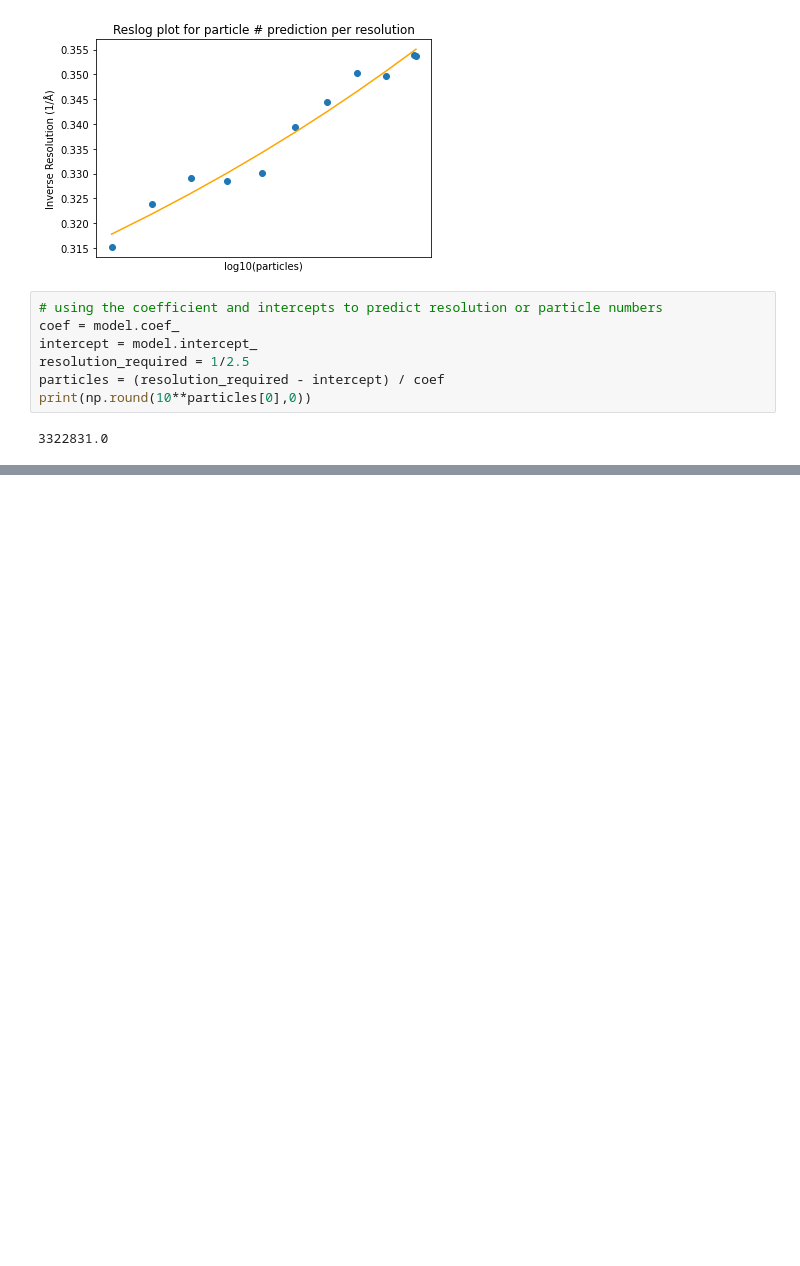
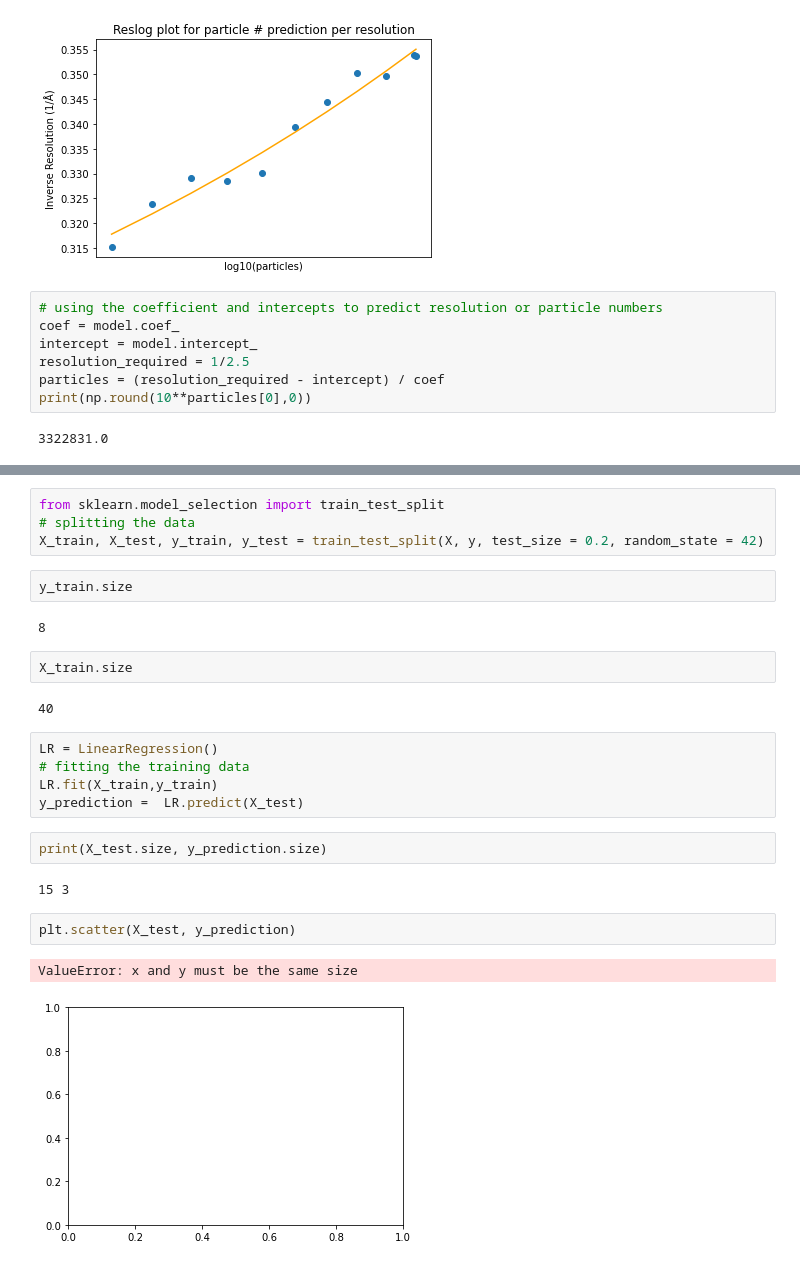
Before and after one commit to mplockhart/academic_explore, a Jupyter notebook: reslog/reslog_linear_regression.ipynb, the cells around one changed output, grey strips where cells are left out. Drawn from its saved outputs; the diff is of its cells as text; blank space fills up the shorter version.

```diff
--- a/reslog/reslog_linear_regression.ipynb
+++ b/reslog/reslog_linear_regression.ipynb
@@ -140,0 +157,26 @@ ValueError: Found input variables with inconsistent numbers of samples: [55, 11]
+# %%
+from sklearn.model_selection import train_test_split
+# splitting the data
+X_train, X_test, y_train, y_test = train_test_split(X, y, test_size = 0.2, random_state = 42)
+# %%
+y_train.size
+# %% [output]
+8
+# %%
+X_train.size
+# %% [output]
+40
+# %%
+LR = LinearRegression()
+# fitting the training data
+LR.fit(X_train,y_train)
+y_prediction =  LR.predict(X_test)
+# %%
+print(X_test.size, y_prediction.size)
+# %% [output]
+15 3
+# %%
+plt.scatter(X_test, y_prediction)
+# %% [output]
+ValueError: x and y must be the same size
+[figure, added]
```
Also changed, not shown: parts of 2 cells of this notebook.
